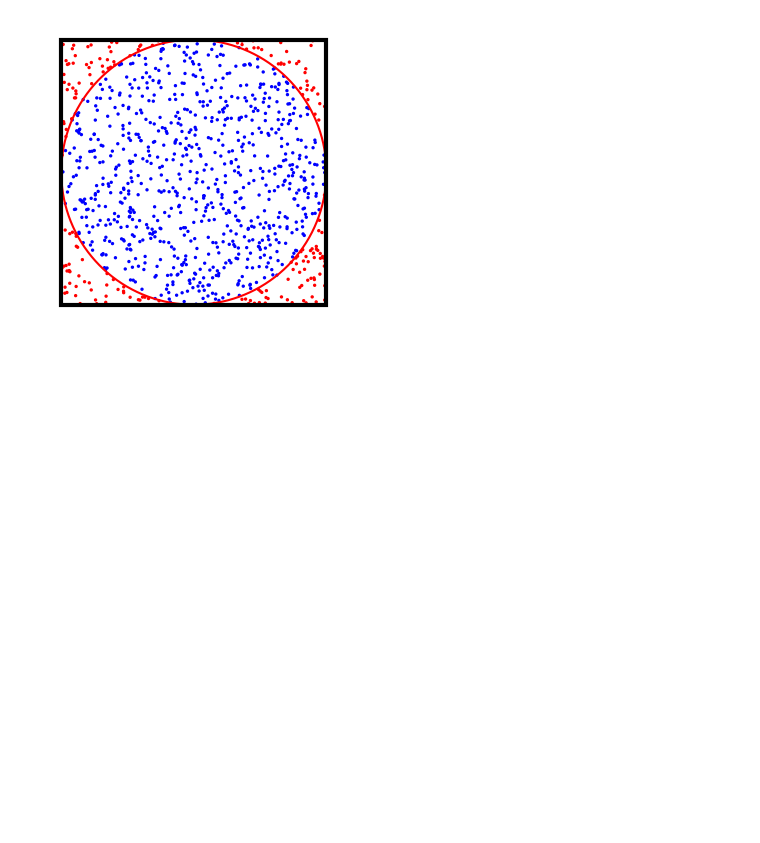
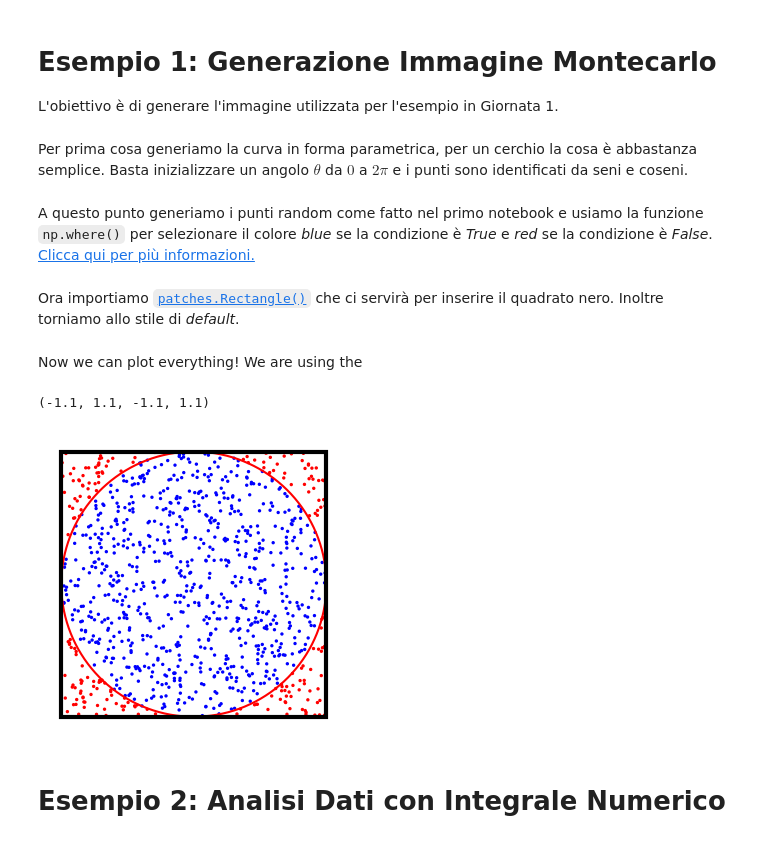
Before and after one commit to alex180500/aisf-corso-python, a Jupyter notebook: intro_python_2.ipynb, the cells around one changed output. Cells and saved outputs as stored; diff of their text form; code cells hidden in the pictures; blank space fills up the shorter version.

Commit message:
heavy changes on 2nd notebook, images, README, 1st notebook completed

```diff
--- a/intro_python_2.ipynb
+++ b/intro_python_2.ipynb
@@ -8,0 +37,5 @@ import numpy as np
+# %%
+plt.style.use("ggplot")
+
+plt.plot(x, y, c="C0", lw=2)
+plt.scatter(x_scat, y_scat, c="C1", s=30)
@@ -9,3 +72,9 @@ import numpy as np
+# %% [markdown]
+# **Esempio 1:** Generazione Immagine Montecarlo
+
+L'obiettivo è di generare l'immagine utilizzata per l'esempio in Giornata 1.
+# %% [markdown]
+Per prima cosa generiamo la curva in forma parametrica, per un cerchio la cosa è abbastanza semplice. Basta inizializzare un angolo $\theta$ da $0$ a $2\pi$ e i punti sono identificati da seni e coseni.
 # %%
 theta = np.linspace(0, 2 * np.pi, 1000)
 x_circle = np.cos(theta)
@@ -15,14 +82,30 @@ rng = np.random.default_rng()
+# %% [markdown]
+A questo punto generiamo i punti random come fatto nel primo notebook e usiamo la funzione `np.where()` per selezionare il colore _blue_ se la condizione è _True_ e _red_ se la condizione è _False_. [Clicca qui per più informazioni.](https://numpy.org/doc/stable/reference/generated/numpy.where.html)
 # %%
 x = rng.uniform(-1, 1, 1000)
 y = rng.uniform(-1, 1, 1000)
+colors = np.where(x**2 + y**2 < 1, "blue", "red")
+# %% [markdown]
+Ora importiamo [`patches.Rectangle()`](https://matplotlib.org/stable/api/_as_gen/matplotlib.patches.Rectangle.html) che ci servirà per inserire il quadrato nero. Inoltre torniamo allo stile di _default_.
+# %%
+from matplotlib.patches import Rectangle
+
+plt.style.use("default")
+# %% [markdown]
+Now we can plot everything! We are using the
 # %%
 fig, ax = plt.subplots(figsize=(3, 3), layout="constrained")
-plt.plot(x_circle, y_circle, lw=1.5, c="r", zorder=2)
-colors = np.where(x**2 + y**2 < 1, "b", "r")
+
+plt.plot(x_circle, y_circle, lw=1.5, c="red", zorder=2)
 plt.scatter(x, y, c=colors, s=2, zorder=1)
-rect = Rectangle((-1, -1), 2, 2, lw=3, ec="k", fc="None", zorder=3)
+
+rect = Rectangle((-1, -1), 2, 2, lw=3, ec="black", fc="None", zorder=3)
 ax.add_patch(rect)
+
 plt.axis("off")
-plt.savefig("images/monte_carlo.png", dpi=100)
+# plt.savefig("images/monte_carlo.png", dpi=100)
 # %% [output]
+(-1.1, 1.1, -1.1, 1.1)
-[figure, old version]
+[figure, new version]
+# %% [markdown]
+# **Esempio 2:** Analisi Dati con Integrale Numerico
```
Also changed, not shown: parts of 35 cells of this notebook, 6 other files.
